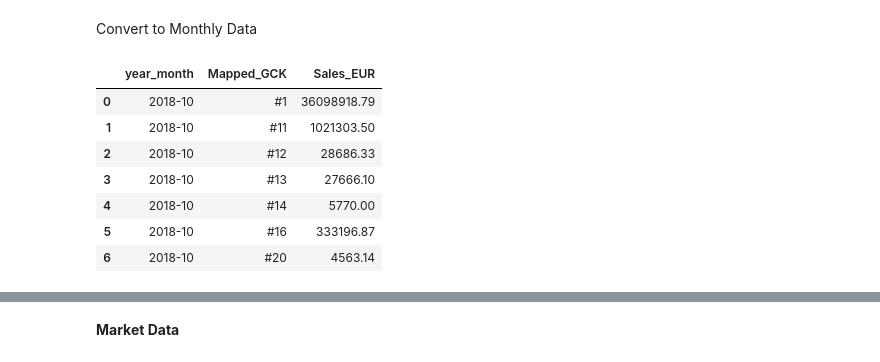
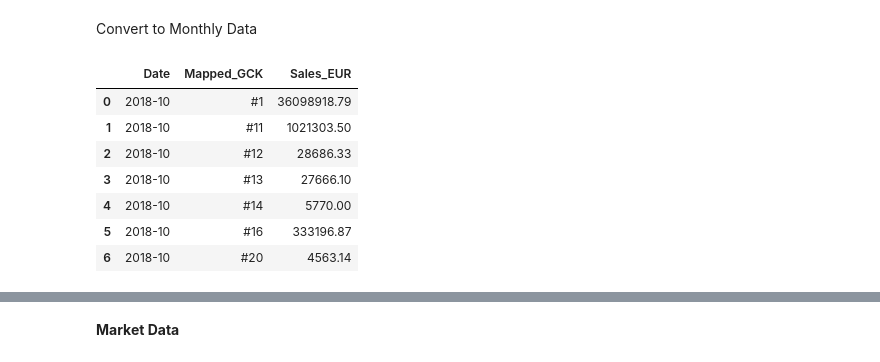
Before and after one commit to MGN19/Siemens-forecast, a Jupyter notebook: test_ant.ipynb, the cells around one changed output, grey strips where cells are left out. Drawn from its saved outputs; the diff is of its cells as text; code cells hidden in the pictures.

```diff
--- a/test_ant.ipynb
+++ b/test_ant.ipynb
@@ -34,13 +35,13 @@ sales_data.head(1)
 Convert to Monthly Data
 # %%
 # convert to montlhy sales
-sales_data["year_month"] = sales_data["DATE"].dt.to_period("M")
-monthly_sales = sales_data.groupby(["year_month",
+sales_data["Date"] = sales_data["DATE"].dt.to_period("M")
+monthly_sales = sales_data.groupby(["Date",
                                      "Mapped_GCK"]).agg({"Sales_EUR": "sum"}).reset_index()
 
 monthly_sales.head(7)
 # %% [output]
-|  | year_month | Mapped_GCK | Sales_EUR |
+|  | Date | Mapped_GCK | Sales_EUR |
 | 0 | 2018-10 | #1 | 36098918.79 |
 | 1 | 2018-10 | #11 | 1021303.50 |
 | 2 | 2018-10 | #12 | 28686.33 |
```
Also changed, not shown: parts of 12 cells of this notebook.
